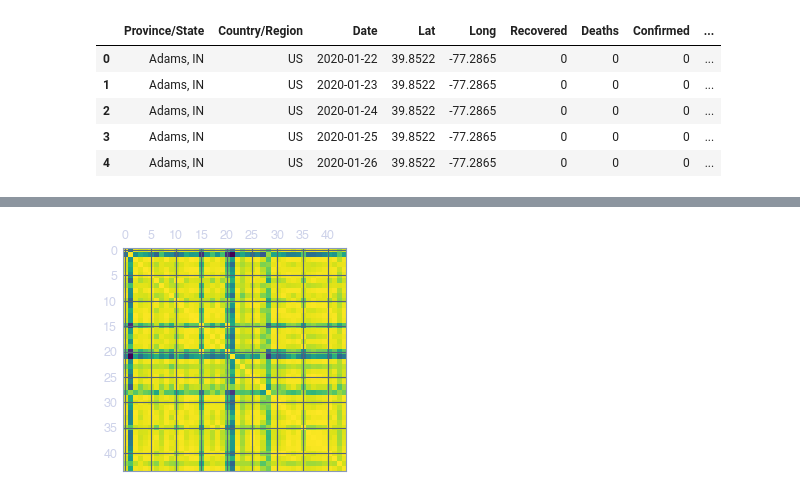
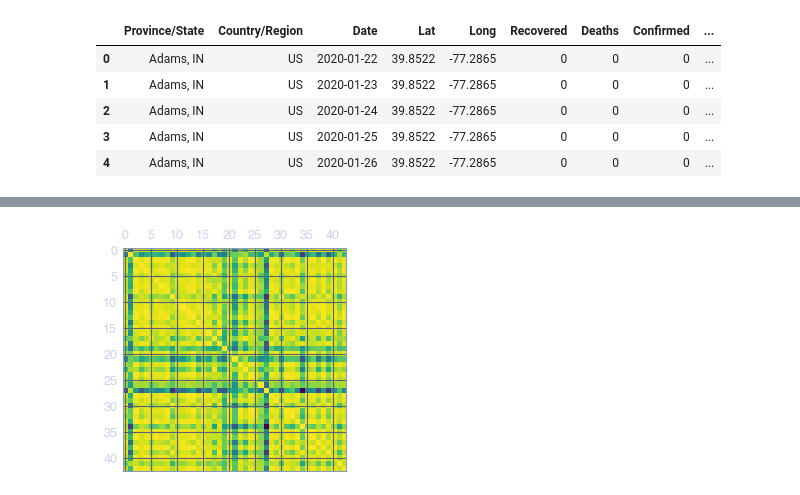
Before and after one commit to alex-rpd/nCoV2019, a Jupyter notebook: nCoV analysis.ipynb, the cells around one changed output, grey strips where cells are left out. Saved outputs shown, nothing was run; the diff lists cells and outputs as text; code cells hidden in the pictures.

```diff
--- a/nCoV analysis.ipynb
+++ b/nCoV analysis.ipynb
@@ -681,8 +683,8 @@ cm_conf = eu_confirmed.pivot(
 cm_deaths = eu_deaths.pivot(
     index='Date', columns='Country/Region', values='Deaths').corr()
 # %%
-plt.matshow(cm)
+plt.matshow(cm_conf)
 plt.show()
 # %% [output]
-[figure, old version]
+[figure, new version]
 # %%
```
Also changed, not shown: parts of 29 cells of this notebook, 9 other files.
